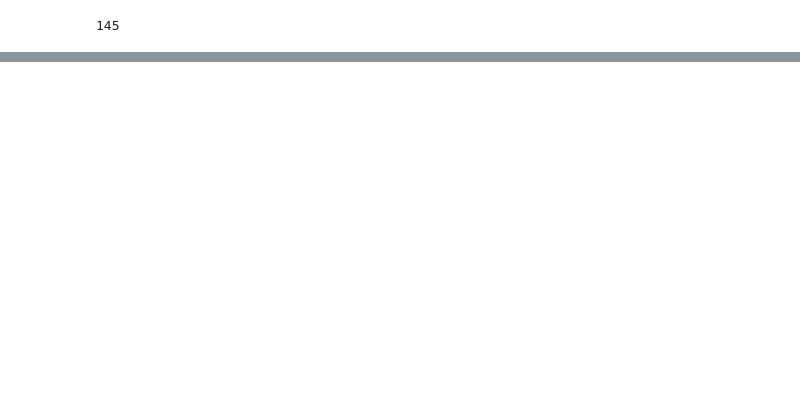
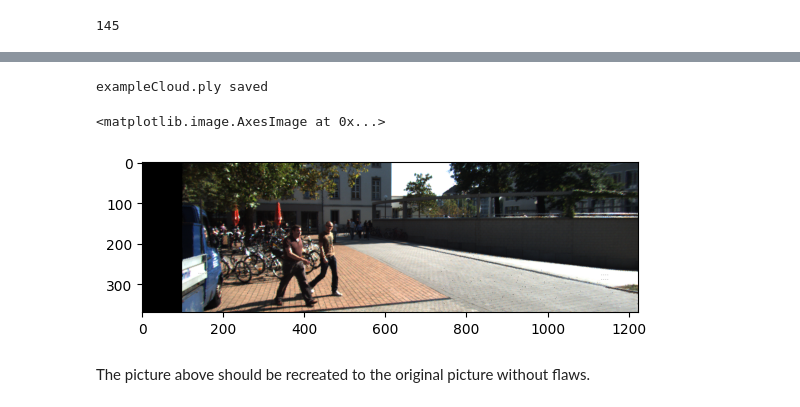
Before and after one commit to alexciru/Pfas-finalProject, a Jupyter notebook: notebooks/3d_recognisionTuning.ipynb, the cells around one changed output, grey strips where cells are left out. Drawn from its saved outputs; the diff is of its cells as text; code cells hidden in the pictures; blank space fills up the shorter version.

```diff
--- a/notebooks/3d_recognisionTuning.ipynb
+++ b/notebooks/3d_recognisionTuning.ipynb
@@ -57,11 +53,13 @@ def calculateQManually(p1, p2):
     return Q
 # %%
 def readAllColorMatrices():
-    """Function to read all the interesting matrices in the calib_cam_to_cam.txt file
+    """Function to read all the interesting matrices in the calib_cam_to_cam.txt file.
+       File should be inside data/final_project_2023_rect
 
     Returns:
         matrices: all the relevant matrices for the colored images
     """
+
     path = "../data/final_project_2023_rect/calib_cam_to_cam.txt"
 
     with open(path, 'r') as f:
@@ -93,5 +91,5 @@ def readAllColorMatrices():
                 camMatrix3 = np.array(line[11:].strip().split(" ")).astype('float32').reshape(3,-1)
 
     return rotation2, rotation3, translation2, translation3, imageSize2, imageSize3, \
-            rectRot2, rectRot3, camMatrix2, camMatrix3, intrinsic2, intrinsic3
+            rectRot2, rectRot3, intrinsic2, intrinsic3, camMatrix2, camMatrix3
 # %%
@@ -235,6 +235,21 @@ def export_pointcloud(disparity_map, colors, filename):
     return out_points, reflect_matrix, idx, cam3, mask
 # %%
 def pointcloudToImage(points, reflectMat, idx, cam3, mask, left_img, right_img):
+    """Function to reproject the pointcloud back to the original image
+
+    Args:
+        points (pointcloud): the 3D points, gotten from export_pointcloud function
+        reflectMat (ndarray): reflection matrix, gotten from export_pointcloud function
+        idx (ndarray): index of the points, gotten from export_pointcloud function
+        cam3 (ndarray): camera matrix of the right camera
+        mask (ndarray): mask of the disparity map
+        left_img (ndarray): left color image
+        right_img (ndarray): right color image
+
+    Returns:
+        ndarray: the reprojected image
+    """
+
     # Verify the pointcloud by going back to the original image based on the points
     reflected_pts = np.matmul(points, reflectMat)
     projected_img,_ = cv2.projectPoints(reflected_pts, np.identity(3), np.array([0., 0., 0.]), \
@@ -360,0 +351,8 @@ plt.imshow(blank_img, 'gray')
+# %%
+
+left_images = glob.glob("../data/final_project_2023_rect/seq_01/image_02/data/*.png")
+right_images = glob.glob("../data/final_project_2023_rect/seq_01/image_03/data/*.png")
+left_images.sort()
+right_images.sort()
+# Set time to some value if you want to display the disparity maps being created
+allMaps = createDisparityMaps(left_images, right_images, time=0)
@@ -360,0 +369,17 @@ plt.imshow(blank_img, 'gray')
+# %%
+# Extract a pointcloud from a depth map, saving it to a file
+# NOTE: Here we're using the list
+out_points, reflect_matrix, idx, cam3, mask = export_pointcloud(allMaps[0], cv2.imread(left_images[0]),
+                                                                filename="exampleCloud.ply")
+# %% [output]
+exampleCloud.ply saved
+# %%
+# Reproject the pointcloud to the image plane
+blank_img = pointcloudToImage(out_points, reflect_matrix, idx, cam3, mask, cv2.imread(left_images[0]),
+                                    cv2.imread(right_images[0]))
+plt.imshow(blank_img)
+# %% [output]
+<matplotlib.image.AxesImage at 0x...>
+[figure, added]
+# %% [markdown]
+The picture above should be recreated to the original picture without flaws.
```
Also changed, not shown: parts of 21 cells of this notebook, 1 other file.
